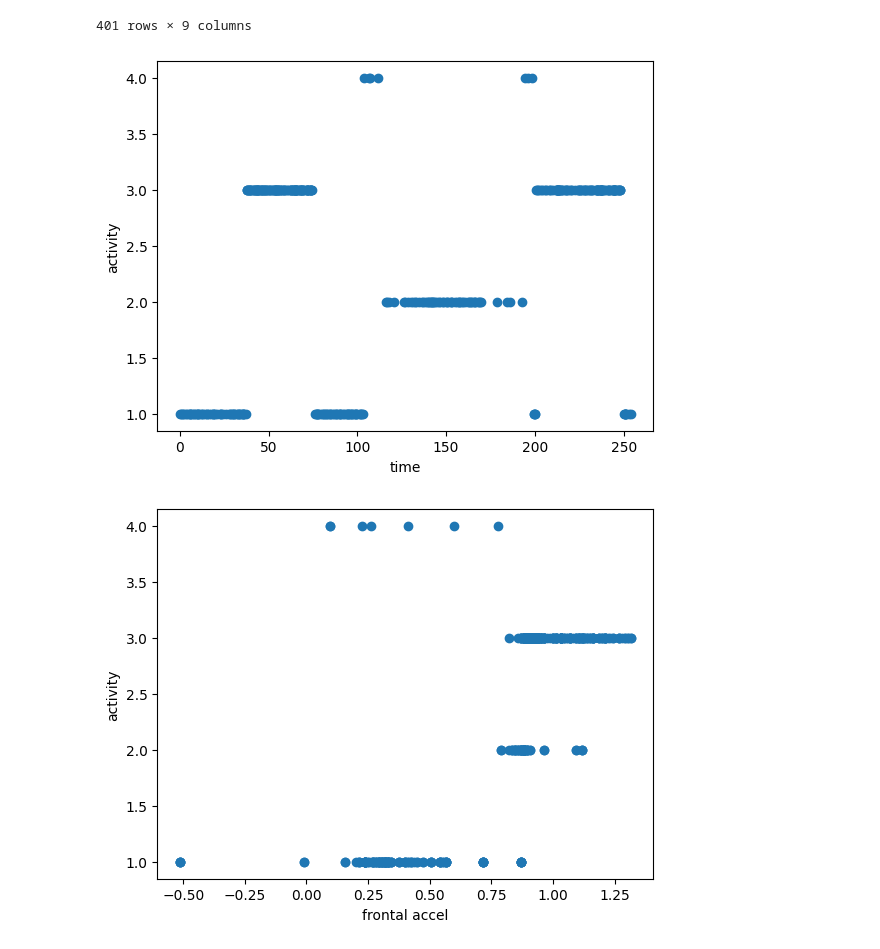
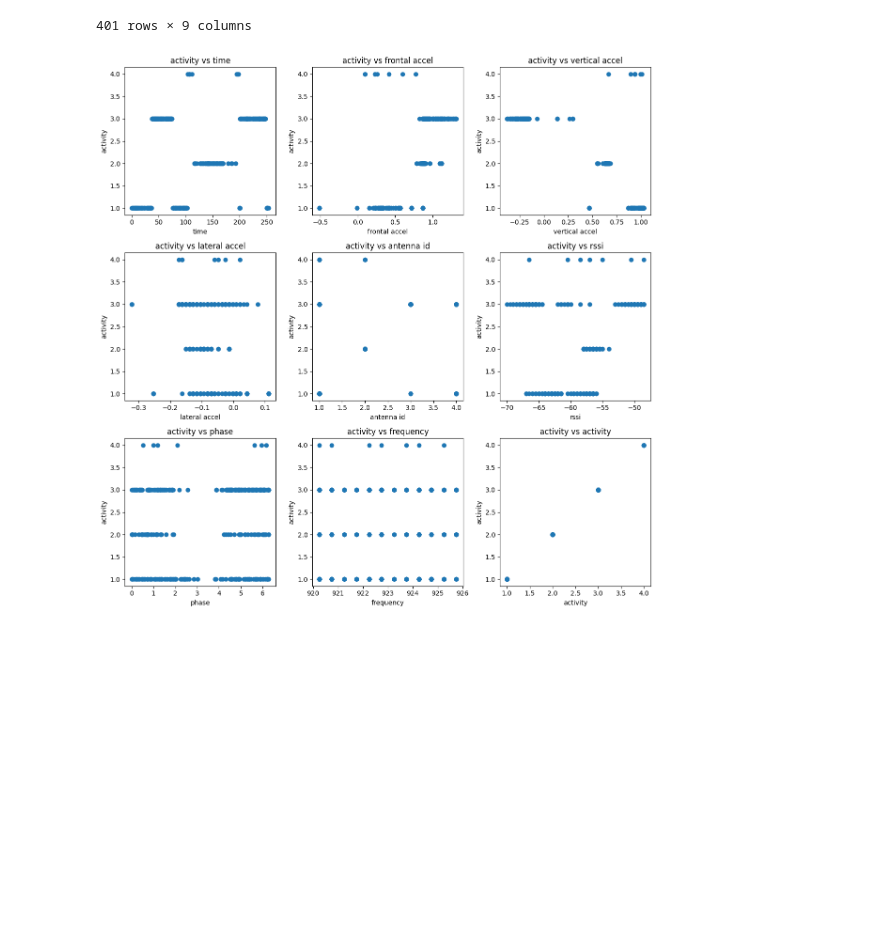
Before and after one commit to sofiacho/ECS171, a Jupyter notebook: notebook.ipynb, the cells around one changed output. Cells and saved outputs as stored; diff of their text form; code cells hidden in the pictures; blank space fills up the shorter version.

```diff
--- a/notebook.ipynb
+++ b/notebook.ipynb
@@ -30,26 +30,19 @@ df
 | 400 | 254.00 | -0.00938 | 0.95081 | -0.116310 | 1 | -56.5 | 5.13880 | 923.25 | ... |
 401 rows × 9 columns
 # %%
-y = df['activity']
+plt.figure(figsize=(12, 12))
 
-for name in [
-    'time',
-    'frontal accel',
-    'vertical accel',
-    'lateral accel',
-    'antenna id',
-    'rssi',
-    'phase',
-    'frequency',
-    'activity',
-]:
+for index, name in enumerate(df.columns, 1):
     x = df[name]
+    y = df['activity']
 
-    plt.scatter(x,y)
-    # plt.title("")
+    plt.subplot(3, 3, index)
+    plt.scatter(x, y)
+    plt.title(f"activity vs {name}")
     plt.xlabel(name)
     plt.ylabel('activity')
-    plt.show()
+
+plt.tight_layout()
+plt.show()
 # %% [output]
-[figure, old version]
+[figure, new version]
-[figure, removed]
```
Also changed, not shown: parts of 1 cell of this notebook.
